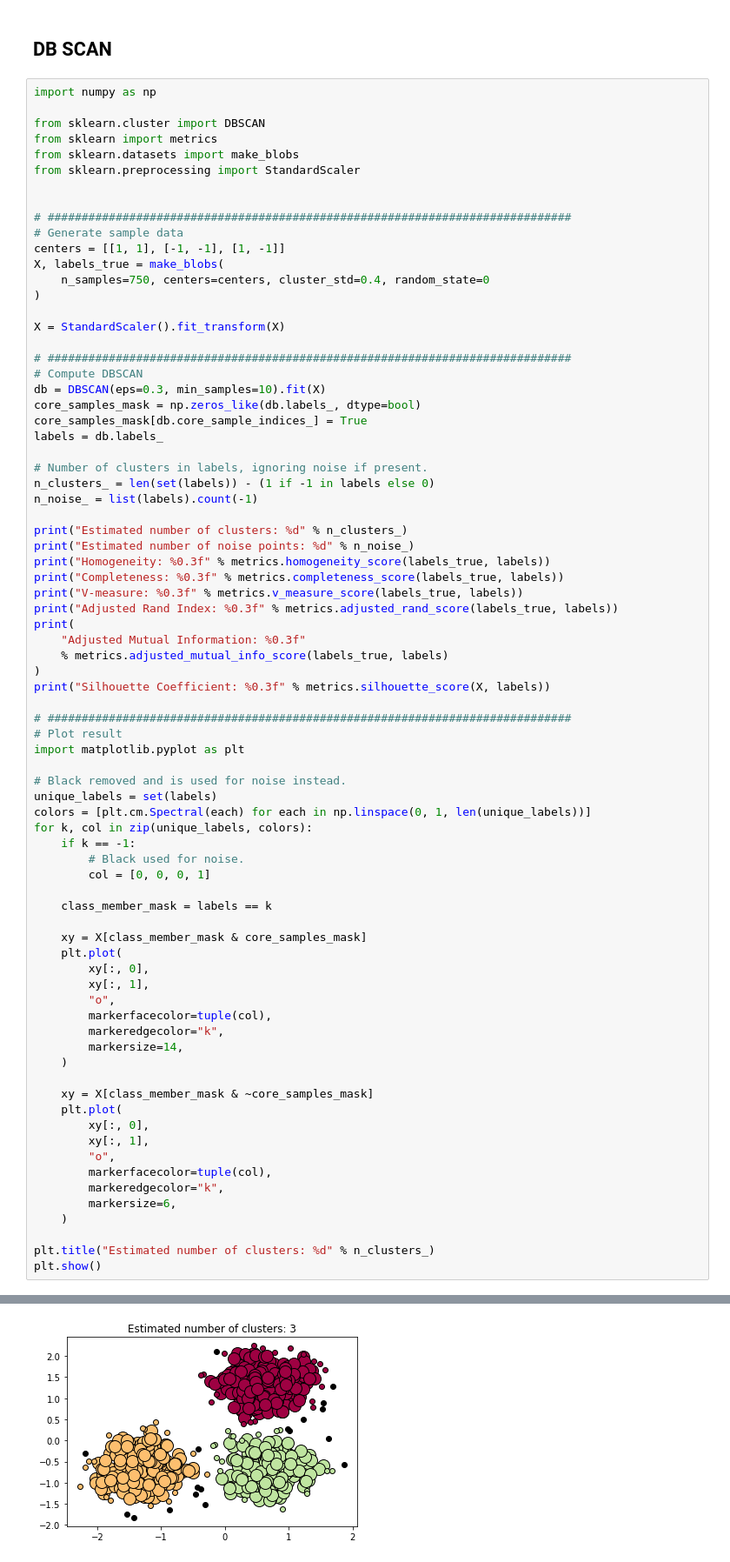
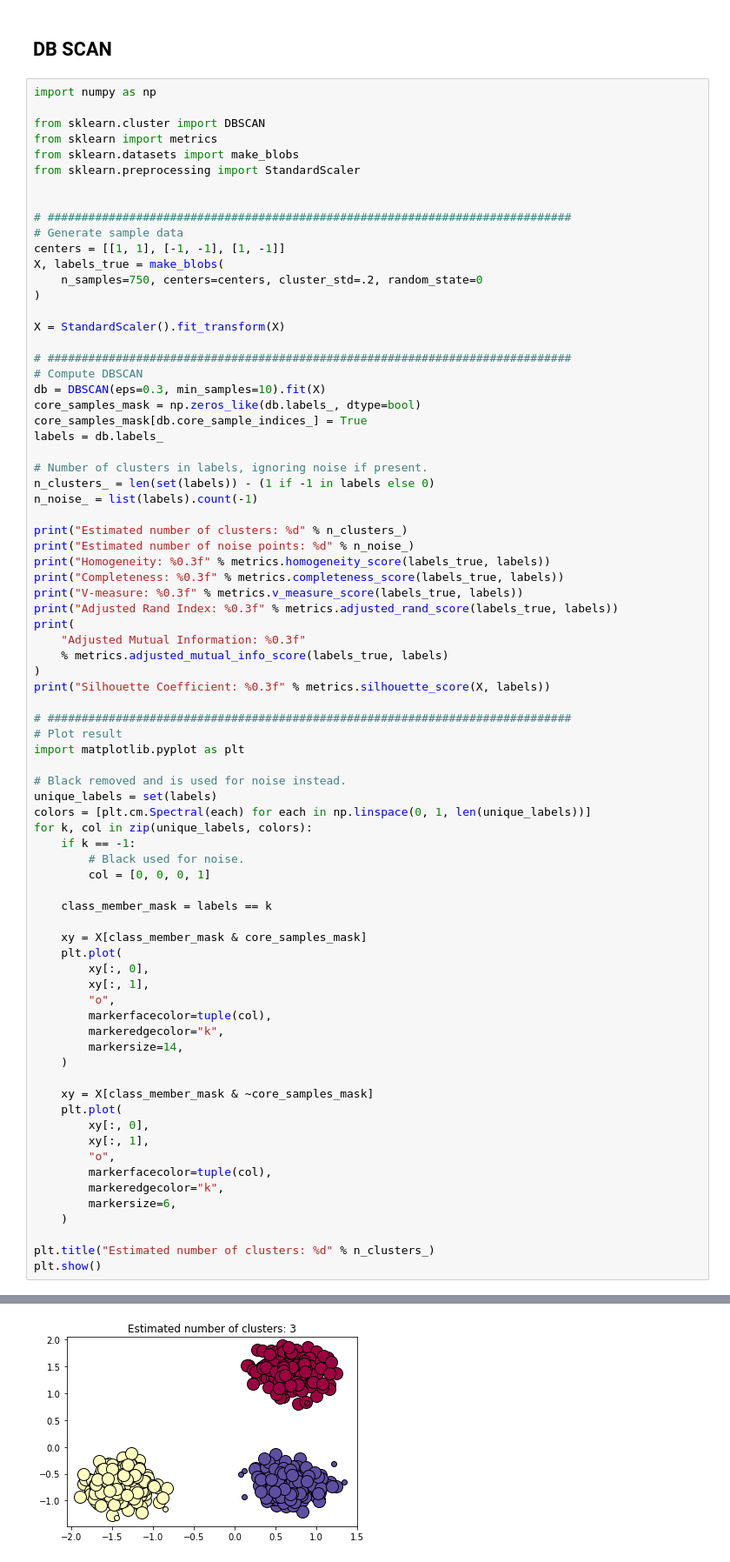
Before and after one commit to gryslik/cse5243, a Jupyter notebook: course_materials/lecture_examples/Clustering.ipynb, the cells around one changed output, grey strips where cells are left out. Shown: that part at 87% size. Saved outputs shown, nothing was run; the diff lists cells and outputs as text.

```diff
--- a/course_materials/lecture_examples/Clustering.ipynb
+++ b/course_materials/lecture_examples/Clustering.ipynb
@@ -151,7 +151,7 @@ from sklearn.preprocessing import StandardScaler
 # Generate sample data
 centers = [[1, 1], [-1, -1], [1, -1]]
 X, labels_true = make_blobs(
-    n_samples=750, centers=centers, cluster_std=0.4, random_state=0
+    n_samples=750, centers=centers, cluster_std=.2, random_state=0
 )
 
 X = StandardScaler().fit_transform(X)
@@ -227 +227 @@ Silhouette Coefficient: 0.626
-[figure, old version]
+[figure, new version]
```
Also changed, not shown: parts of 1 cell of this notebook, 1 other file.
